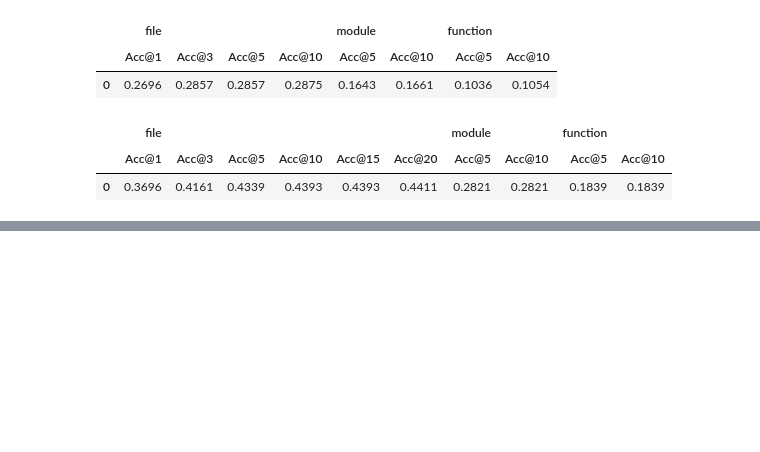
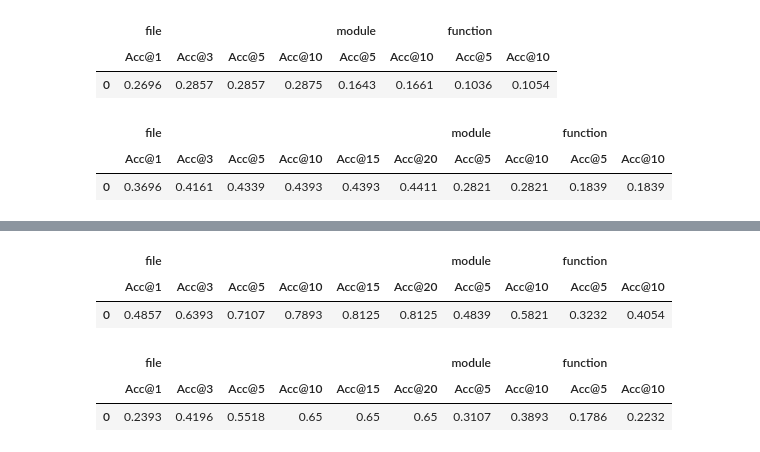
Before and after one commit to CCChz233/locbench-ir-based, a Jupyter notebook: evaluation/run_evaluation.ipynb, the cells around one changed output, grey strips where cells are left out. Saved outputs shown, nothing was run; the diff lists cells and outputs as text; code cells hidden in the pictures; blank space fills up the shorter version.

```diff
--- a/evaluation/run_evaluation.ipynb
+++ b/evaluation/run_evaluation.ipynb
@@ -1122,0 +1204,54 @@ result
+# %%
+import sys
+sys.path.append('/workspace/locbench/IR-based')
+
+from evaluation.eval_metric import evaluate_results
+
+level2key_dict = {
+    'file': 'found_files',
+    'module': 'found_modules',
+    'function': 'found_entities',
+}
+
+# 评测 LocAgent 结果（替换为你的实际输出目录）
+loc_file = '/workspace/locbench/IR-based/new_outputs/llamaindex_code_CodeRankEmbed_2048/loc_outputs.jsonl'
+dataset_path = '/workspace/locbench/IR-based/data/Loc-Bench_V1_dataset.jsonl'
+
+result = evaluate_results(
+    loc_file,
+    level2key_dict,
+    metrics=['acc'],  # 可选: ['acc', 'recall', 'ndcg', 'precision', 'map']
+    dataset_path=dataset_path
+)
+result
+# %% [output]
+|  | file |  |  |  |  |  | module |  | function |  |
+|  | Acc@1 | Acc@3 | Acc@5 | Acc@10 | Acc@15 | Acc@20 | Acc@5 | Acc@10 | Acc@5 | Acc@10 |
+| 0 | 0.4857 | 0.6393 | 0.7107 | 0.7893 | 0.8125 | 0.8125 | 0.4839 | 0.5821 | 0.3232 | 0.4054 |
+# %%
+import sys
+sys.path.append('/workspace/locbench/IR-based')
+
+from evaluation.eval_metric import evaluate_results
+
+level2key_dict = {
+    'file': 'found_files',
+    'module': 'found_modules',
+    'function': 'found_entities',
+}
+
+# 评测 LocAgent 结果（替换为你的实际输出目录）
+loc_file = '/workspace/locbench/IR-based/new_outputs/ir_function_CodeRankEmbed_2048/loc_outputs.jsonl'
+dataset_path = '/workspace/locbench/IR-based/data/Loc-Bench_V1_dataset.jsonl'
+
+result = evaluate_results(
+    loc_file,
+    level2key_dict,
+    metrics=['acc'],  # 可选: ['acc', 'recall', 'ndcg', 'precision', 'map']
+    dataset_path=dataset_path
+)
+result
+# %% [output]
+|  | file |  |  |  |  |  | module |  | function |  |
+|  | Acc@1 | Acc@3 | Acc@5 | Acc@10 | Acc@15 | Acc@20 | Acc@5 | Acc@10 | Acc@5 | Acc@10 |
+| 0 | 0.2393 | 0.4196 | 0.5518 | 0.65 | 0.65 | 0.65 | 0.3107 | 0.3893 | 0.1786 | 0.2232 |
```
Also changed, not shown: parts of 8 cells of this notebook, 32 other files.
